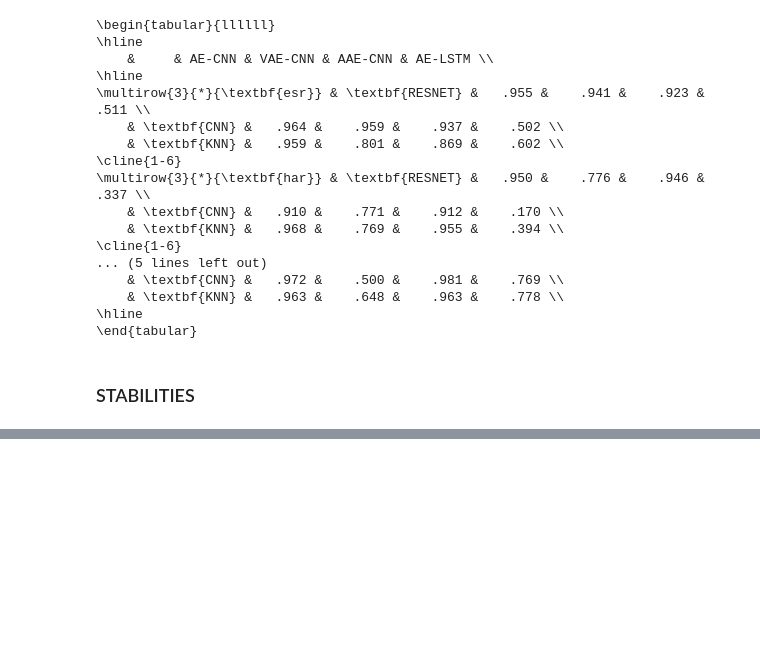
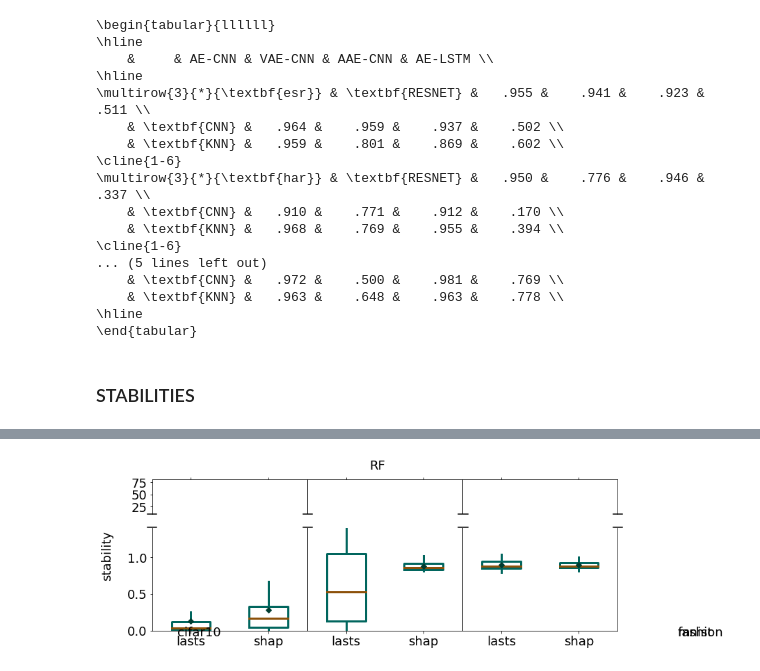
Before and after one commit to fspinna/TS_AgnosticLocalExplainer, a Jupyter notebook: notebooks/latex_tables.ipynb, the cells around one changed output, grey strips where cells are left out. Saved outputs shown, nothing was run; the diff lists cells and outputs as text; code cells hidden in the pictures; blank space fills up the shorter version.

```diff
--- a/notebooks/latex_tables.ipynb
+++ b/notebooks/latex_tables.ipynb
@@ -364,0 +564,83 @@ stability_shapelet_df
+# %%
+title = 'RF'
+
+fontsize = 18
+data = pd.DataFrame(cbf).values.T
+
+mask = ~np.isnan(data)
+filtered_data = [d[m] for d, m in zip(data.T, mask.T)]
+
+medianprops = dict(linestyle='-', linewidth=3, color='#8c510a')
+meanprops = dict(marker='D',  markeredgecolor='#003c30', markerfacecolor='#003c30')
+boxprops = dict(linestyle='-', linewidth=3, color='#01665e')
+whiskerprops = dict(linestyle='-', linewidth=3, color='#01665e')
+capprops = dict(linestyle='-', linewidth=3, color='#01665e')
+
+fig, (ax1, ax2) = plt.subplots(2, 1, sharex=True, figsize=(12,4),gridspec_kw={'height_ratios': [1,3]})
+fig.suptitle(black_box, fontsize=fontsize)#, pad=30)
+
+ymin_ax1=10
+ymin_ax2=0
+ymax_ax1=80
+ymax_ax2=1.4
+
+ax1.axvline(x=2.5, color='k', lw=1)
+ax1.axvline(x=4.5, color='k', lw=1)
+ax2.axvline(x=2.5, color='k', lw=1)
+ax2.axvline(x=4.5, color='k', lw=1)
+
+# BROKEN AXIS
+# hide the spines between ax and ax2
+ax1.spines['bottom'].set_visible(False)
+ax2.spines['top'].set_visible(False)
+ax1.xaxis.tick_top()
+ax1.tick_params(labeltop=False)  # don't put tick labels at the top
+ax2.xaxis.tick_bottom()
+d = .01  # how big to make the diagonal lines in axes coordinates
+# arguments to pass to plot, just so we don't keep repeating them
+
+kwargs = dict(transform=ax1.transAxes, color='k', clip_on=False)
+ax1.plot((-d, +d), (0.5*d, 0.5*d), **kwargs)        # top-left diagonal
+ax1.plot((1 - d, 1 + d), (0.5*d, 0.5*d), **kwargs)  # top-right diagonal
+#ax1.plot((-d, +d), (-d, +d), **kwargs)        # top-left diagonal
+ax1.plot((0.668 - d, 0.668 + d), (0.5*d, 0.5*d), **kwargs)
+ax1.plot((0.334 - d, 0.334 + d), (0.5*d, 0.5*d), **kwargs)
+
+kwargs.update(transform=ax2.transAxes)  # switch to the bottom axes
+ax2.plot((-d, +d), (1 + (0.5*d), 1 + (0.5*d)), **kwargs)  # bottom-left diagonal
+ax2.plot((1 - d, 1 + d), (1 + (0.5*d), 1 + (0.5*d)), **kwargs)  # bottom-right diagonal
+ax2.plot((0.668 - d, 0.668 + d), (1 + (0.5*d), 1 + (0.5*d)), **kwargs)
+ax2.plot((0.334 - d, 0.334 + d), (1 + (0.5*d), 1 + (0.5*d)), **kwargs)
+
+# BOXPLOTS
+ax1.boxplot(filtered_data,medianprops=medianprops, boxprops=boxprops, capprops=capprops,
+            whiskerprops=whiskerprops, meanprops=meanprops, showmeans=True, showcaps = False, showfliers = False)
+ax1.set_ylim(ymin=ymin_ax1,ymax=ymax_ax1)
+ax2.boxplot(filtered_data,medianprops=medianprops, boxprops=boxprops, capprops=capprops,
+            whiskerprops=whiskerprops, meanprops=meanprops, showmeans=True, showcaps = False, showfliers = False)
+ax2.set_ylim(ymin=ymin_ax2,ymax=ymax_ax2)
+
+
+#ax1.yticks(np.arange(ymin_ax1,ymax_ax1,10), fontsize=fontsize)
+#ax1.yticks(np.arange(ymin_ax2,ymax_ax2,0.2), fontsize=fontsize)
+ax1.tick_params(axis='both', which='major', labelsize=fontsize)
+ax2.tick_params(axis='both', which='major', labelsize=fontsize)
+plt.xticks(range(1, len(filtered_data)+1), ['lasts', 'shap'] * (len(filtered_data)//2), fontsize=fontsize)
+
+
+
+
+
+
+"""means = np.mean(np.stack(data.values.T), axis=0)
+for i, m in enumerate(means):
+    plt.text(i+0.9, 1.1, ('%.2f' % m).replace('0.', '.'), fontsize=fontsize)"""
+fig.text(1/6, 0.1, 'cifar10', fontsize=fontsize)#, va = "center")
+fig.text(1, 0.1, 'fashion', fontsize=fontsize)
+fig.text(1, 0.1, 'mnist', fontsize=fontsize)
+#plt.savefig(path_fig + 'boxplot_%s_%s_%s.png' % (measure, black_box, neigh_type), format='png', bbox_inches='tight')
+#fig.text(0.5, 0.04, 'common X', ha='center')
+fig.text(0.04, 0.5, 'stability', va='center', rotation='vertical', fontsize=fontsize)
+plt.show()
+# %% [output]
+[figure, added]
```
Also changed, not shown: parts of 23 cells of this notebook, 27 other files.
